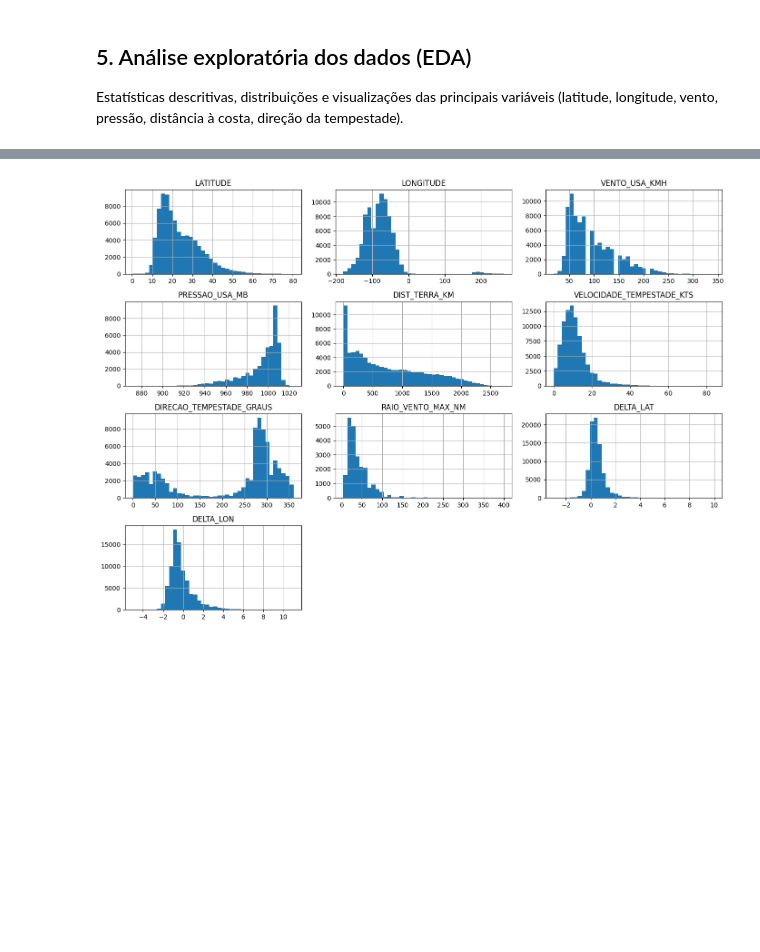
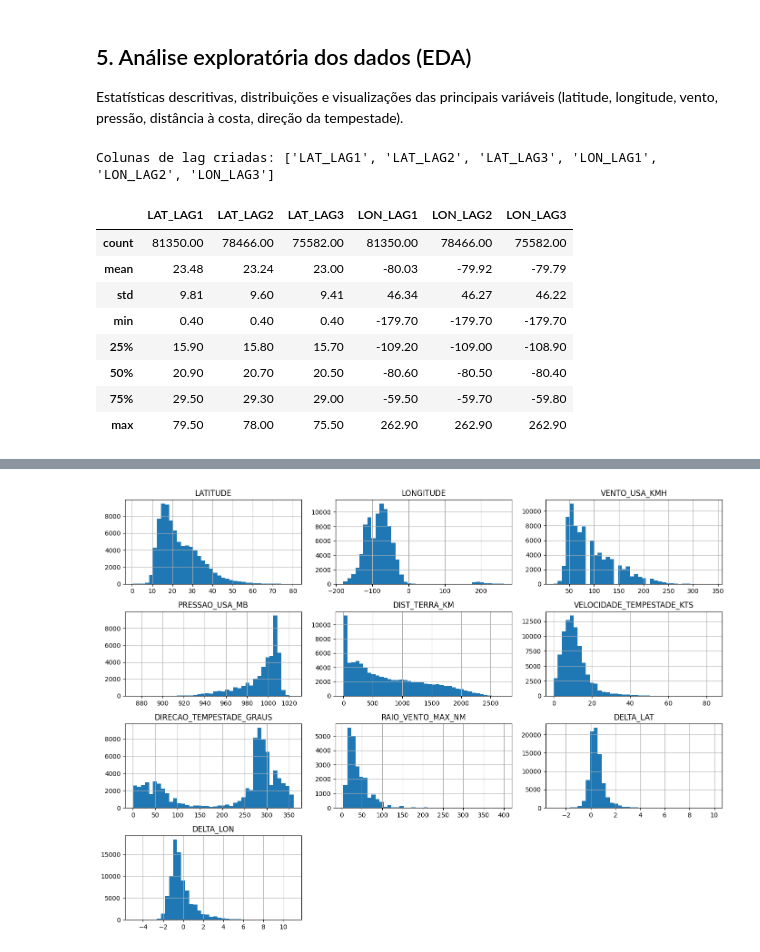
Before and after one commit to PedroVilbert/TCCfuracoes, a Jupyter notebook: TCC_pipeline_completo.ipynb, the cells around one changed output, grey strips where cells are left out. Cells and saved outputs as stored; diff of their text form; code cells hidden in the pictures; blank space fills up the shorter version.

```diff
--- a/TCC_pipeline_completo.ipynb
+++ b/TCC_pipeline_completo.ipynb
@@ -212,4 +223,29 @@ Arquivo salvo: C:\Users\dorfb\OneDrive\Documentos\TCC\datasets\ibtracs_USA_prepr
 ## 5. Análise exploratória dos dados (EDA)
 Estatísticas descritivas, distribuições e visualizações das principais variáveis
 (latitude, longitude, vento, pressão, distância à costa, direção da tempestade).
+# %%
+df = pd.read_csv(CAMINHO_USA_PREPROC, low_memory=False, parse_dates=['DATA_HORA'])
+
+# Lags de latitude/longitude (comentário do orientador): posições anteriores por
+# trajetória, dando ao modelo acesso explícito ao histórico recente de deslocamento,
+# além do que a janela temporal (Etapa 7) já fornece implicitamente.
+N_LAGS = 3
+for lag in range(1, N_LAGS + 1):
+    df[f'LAT_LAG{lag}'] = df.groupby('ID')['LATITUDE'].shift(lag)
+    df[f'LON_LAG{lag}'] = df.groupby('ID')['LONGITUDE'].shift(lag)
+
+colunas_lag = [f'LAT_LAG{lag}' for lag in range(1, N_LAGS + 1)] + [f'LON_LAG{lag}' for lag in range(1, N_LAGS + 1)]
+print(f"Colunas de lag criadas: {colunas_lag}")
+df[colunas_lag].describe().round(2)
+# %% [output]
+Colunas de lag criadas: ['LAT_LAG1', 'LAT_LAG2', 'LAT_LAG3', 'LON_LAG1', 'LON_LAG2', 'LON_LAG3']
+|  | LAT_LAG1 | LAT_LAG2 | LAT_LAG3 | LON_LAG1 | LON_LAG2 | LON_LAG3 |
+| count | 81350.00 | 78466.00 | 75582.00 | 81350.00 | 78466.00 | 75582.00 |
+| mean | 23.48 | 23.24 | 23.00 | -80.03 | -79.92 | -79.79 |
+| std | 9.81 | 9.60 | 9.41 | 46.34 | 46.27 | 46.22 |
+| min | 0.40 | 0.40 | 0.40 | -179.70 | -179.70 | -179.70 |
+| 25% | 15.90 | 15.80 | 15.70 | -109.20 | -109.00 | -108.90 |
+| 50% | 20.90 | 20.70 | 20.50 | -80.60 | -80.50 | -80.40 |
+| 75% | 29.50 | 29.30 | 29.00 | -59.50 | -59.70 | -59.80 |
+| max | 79.50 | 78.00 | 75.50 | 262.90 | 262.90 | 262.90 |
 # %%
```
Also changed, not shown: parts of 21 cells of this notebook.
